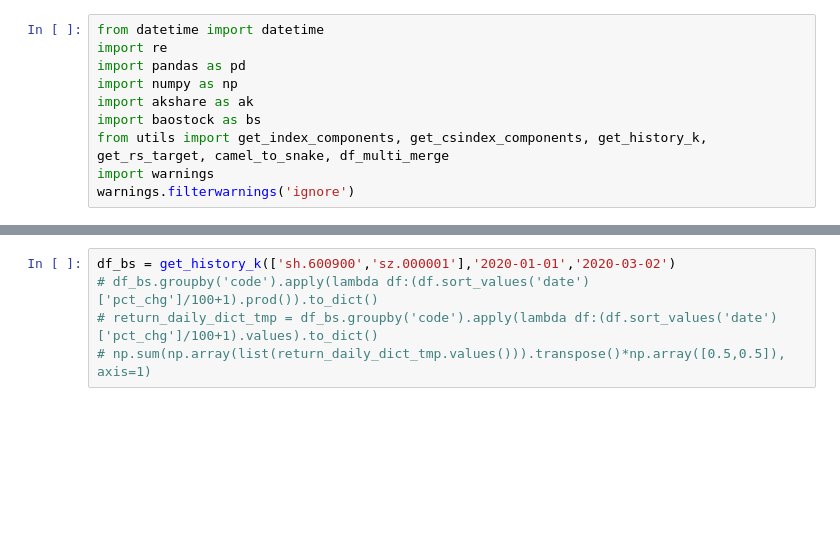
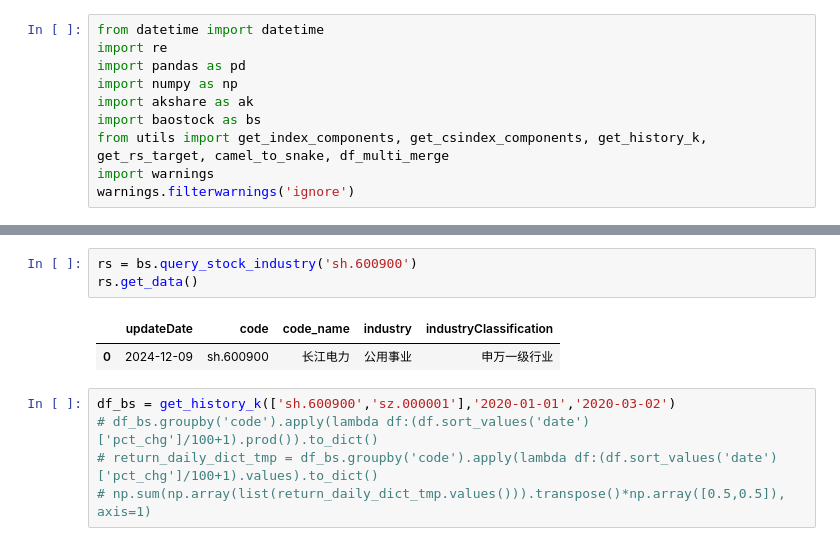
Before and after one commit to lostlau/quant_research, a Jupyter notebook: factor_invest_922.ipynb, the cells around one changed output, grey strips where cells are left out. Drawn from its saved outputs; the diff is of its cells as text; blank space fills up the shorter version.

```diff
--- a/factor_invest_922.ipynb
+++ b/factor_invest_922.ipynb
@@ -11,3 +75,9 @@ warnings.filterwarnings('ignore')
+# %%
+rs = bs.query_stock_industry('sh.600900')
+rs.get_data()
+# %% [output]
+|  | updateDate | code | code_name | industry | industryClassification |
+| 0 | 2024-12-09 | sh.600900 | 长江电力 | 公用事业 | 申万一级行业 |
 # %%
 df_bs = get_history_k(['sh.600900','sz.000001'],'2020-01-01','2020-03-02')
 # df_bs.groupby('code').apply(lambda df:(df.sort_values('date')['pct_chg']/100+1).prod()).to_dict()
```
Also changed, not shown: parts of 9 cells of this notebook, 2 other files.
